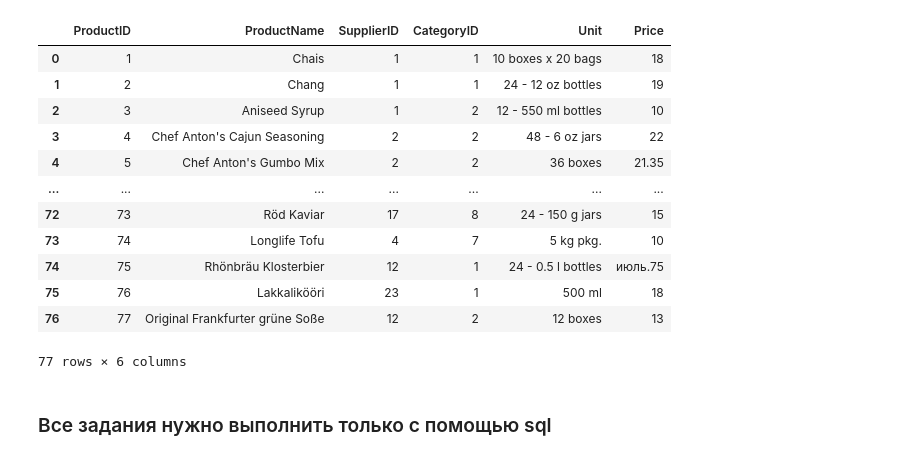
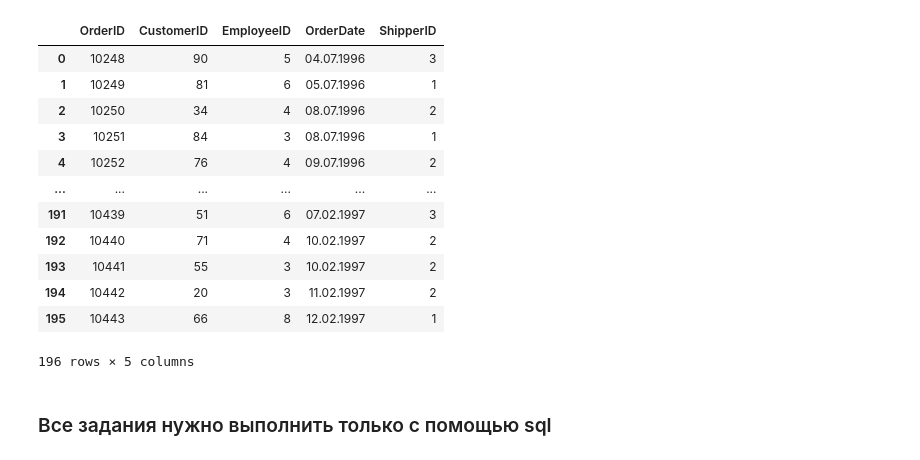
Before and after one commit to omutninsk/sql_1, a Jupyter notebook: HW_1_sql.ipynb, the cells around one changed output. Cells and saved outputs as stored; diff of their text form; code cells hidden in the pictures.

```diff
--- a/HW_1_sql.ipynb
+++ b/HW_1_sql.ipynb
@@ -21,24 +21,24 @@ for table in table_names:
 # %%
 pd.read_sql(
     '''
-    SELECT * FROM Products
+    SELECT * FROM Orders
     ''',
     con,
 )
 # %% [output]
-|  | ProductID | ProductName | SupplierID | CategoryID | Unit | Price |
-| 0 | 1 | Chais | 1 | 1 | 10 boxes x 20 bags | 18 |
-| 1 | 2 | Chang | 1 | 1 | 24 - 12 oz bottles | 19 |
-| 2 | 3 | Aniseed Syrup | 1 | 2 | 12 - 550 ml bottles | 10 |
-| 3 | 4 | Chef Anton's Cajun Seasoning | 2 | 2 | 48 - 6 oz jars | 22 |
-| 4 | 5 | Chef Anton's Gumbo Mix | 2 | 2 | 36 boxes | 21.35 |
-| ... | ... | ... | ... | ... | ... | ... |
-| 72 | 73 | Röd Kaviar | 17 | 8 | 24 - 150 g jars | 15 |
-| 73 | 74 | Longlife Tofu | 4 | 7 | 5 kg pkg. | 10 |
-| 74 | 75 | Rhönbräu Klosterbier | 12 | 1 | 24 - 0.5 l bottles | июль.75 |
-| 75 | 76 | Lakkalikööri | 23 | 1 | 500 ml | 18 |
-| 76 | 77 | Original Frankfurter grüne Soße | 12 | 2 | 12 boxes | 13 |
+|  | OrderID | CustomerID | EmployeeID | OrderDate | ShipperID |
+| 0 | 10248 | 90 | 5 | 04.07.1996 | 3 |
+| 1 | 10249 | 81 | 6 | 05.07.1996 | 1 |
+| 2 | 10250 | 34 | 4 | 08.07.1996 | 2 |
+| 3 | 10251 | 84 | 3 | 08.07.1996 | 1 |
+| 4 | 10252 | 76 | 4 | 09.07.1996 | 2 |
+| ... | ... | ... | ... | ... | ... |
+| 191 | 10439 | 51 | 6 | 07.02.1997 | 3 |
+| 192 | 10440 | 71 | 4 | 10.02.1997 | 2 |
+| 193 | 10441 | 55 | 3 | 10.02.1997 | 2 |
+| 194 | 10442 | 20 | 3 | 11.02.1997 | 2 |
+| 195 | 10443 | 66 | 8 | 12.02.1997 | 1 |
-77 rows × 6 columns
+196 rows × 5 columns
 # %%
 tasks = 0
 # %% [markdown]
```
Also changed, not shown: parts of 3 cells of this notebook.
